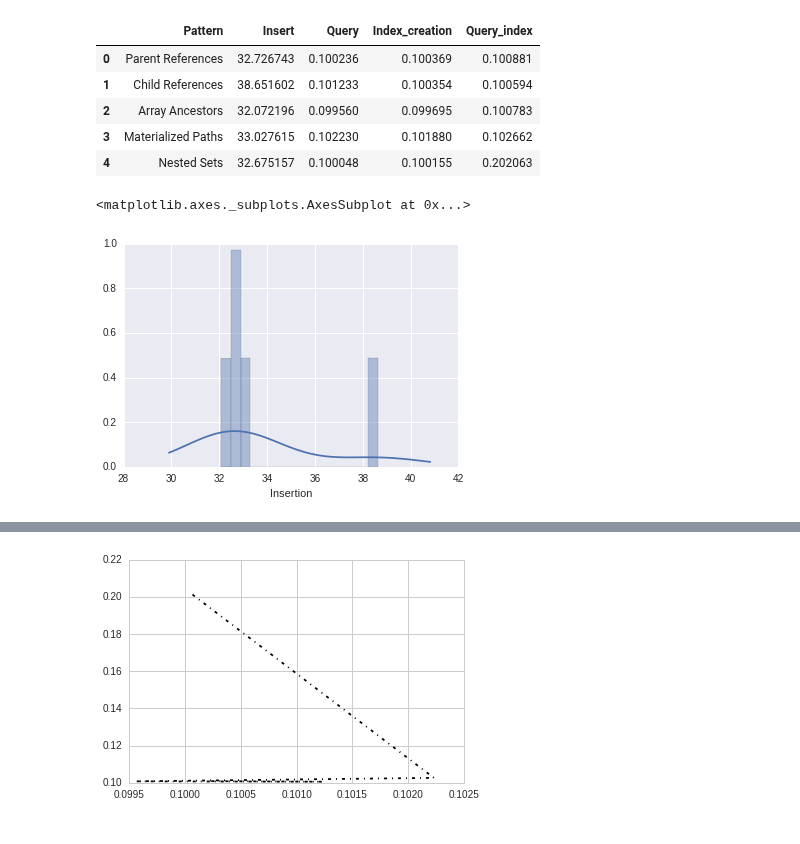
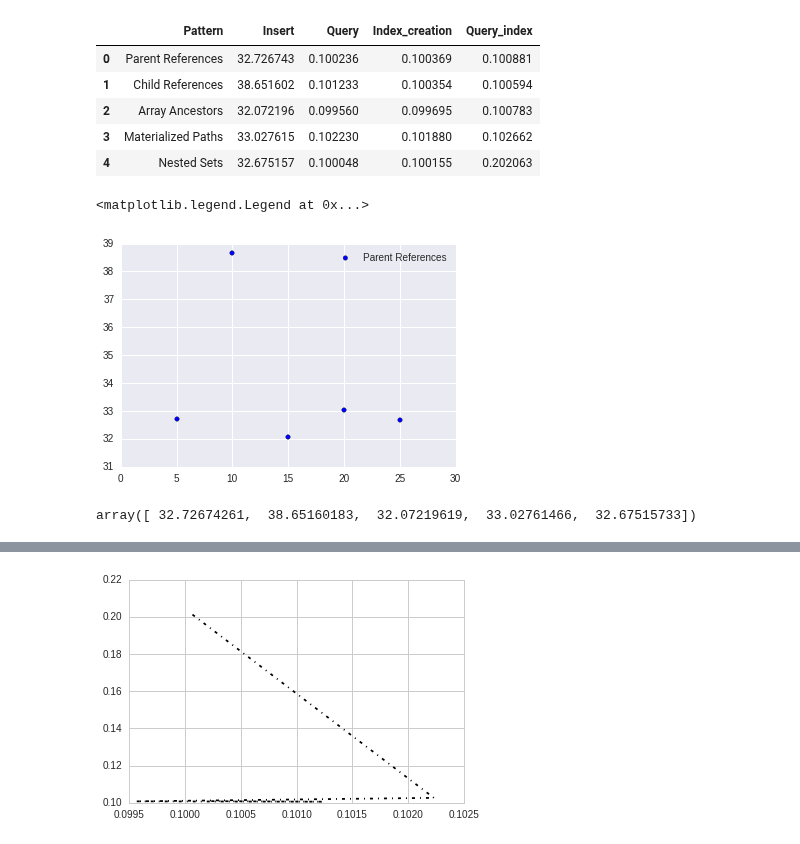
Before and after one commit to miltonlab/pyresearch, a Jupyter notebook: trees-mongodb/Trees NOSQL MongoDB.ipynb, the cells around one changed output, grey strips where cells are left out. Saved outputs shown, nothing was run; the diff lists cells and outputs as text; code cells hidden in the pictures.

Commit message:
testiing plots

```diff
--- a/trees-mongodb/Trees NOSQL MongoDB.ipynb
+++ b/trees-mongodb/Trees NOSQL MongoDB.ipynb
@@ -522,6 +525,18 @@ import seaborn as sea
-# %%
-sea.set_style("darkgrid")
-sea.distplot(results.Insertion)
-# %% [output]
-<matplotlib.axes._subplots.AxesSubplot at 0x...>
-[figure, removed]
+# %%
+#sea.set_style("darkgrid")
+#sea.distplot(results.Insertion)
+#plt.xticks(results.Pattern.tolist(), rotation='vertical')
+#plt.subplots_adjust(bottom=0.15)
+#ax=plt.gca()
+#ax.set_xticklabels(results.Pattern, rotation='vertical')
+g=plt.scatter([5,10,15,20,25], results.Insert)
+ax=plt.gca()
+ax.legend(results.Pattern, loc=0, scatterpoints=1)
+#plt.hist(results.Insert)
+# %% [output]
+<matplotlib.legend.Legend at 0x...>
+[figure, added]
+# %%
+results.Insert.values
+# %% [output]
+array([ 32.72674261,  38.65160183,  32.07219619,  33.02761466,  32.67515733])
```
Also changed, not shown: parts of 5 cells of this notebook.
